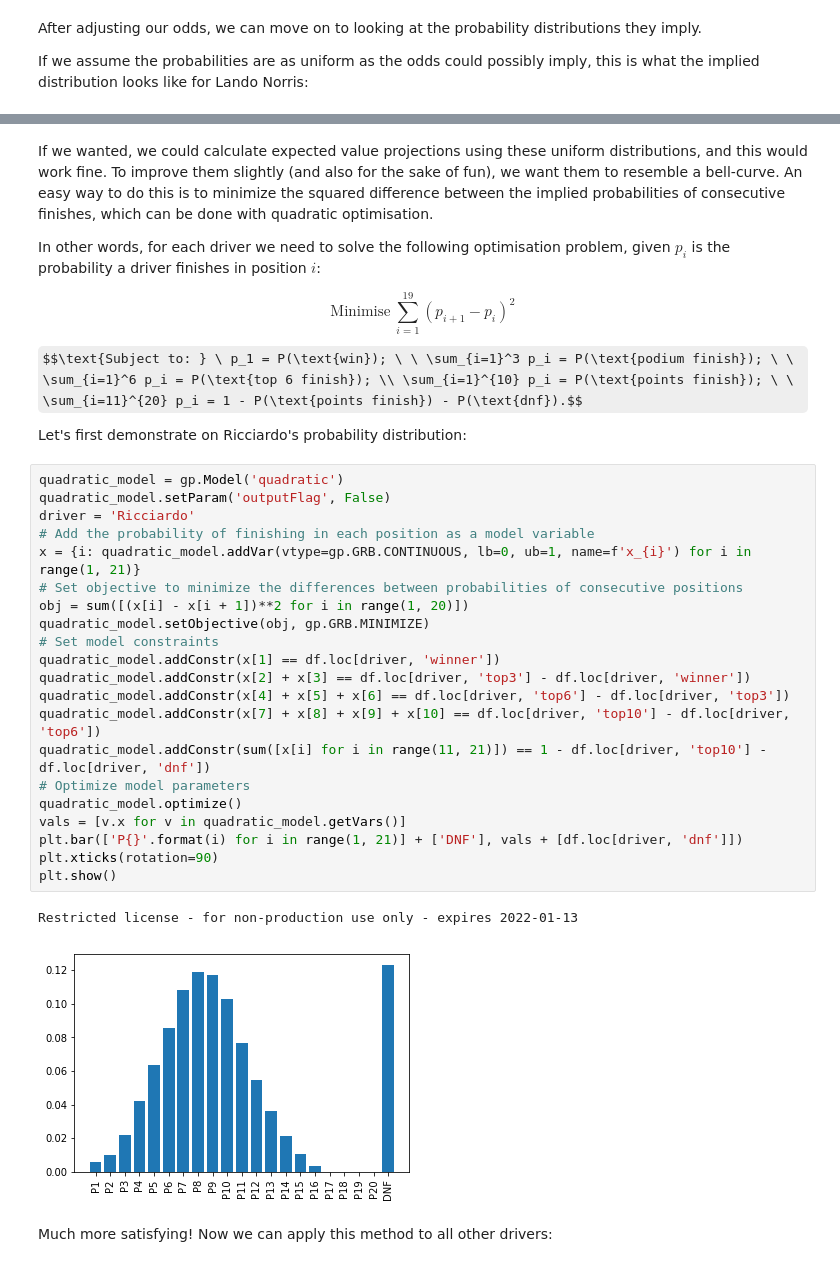
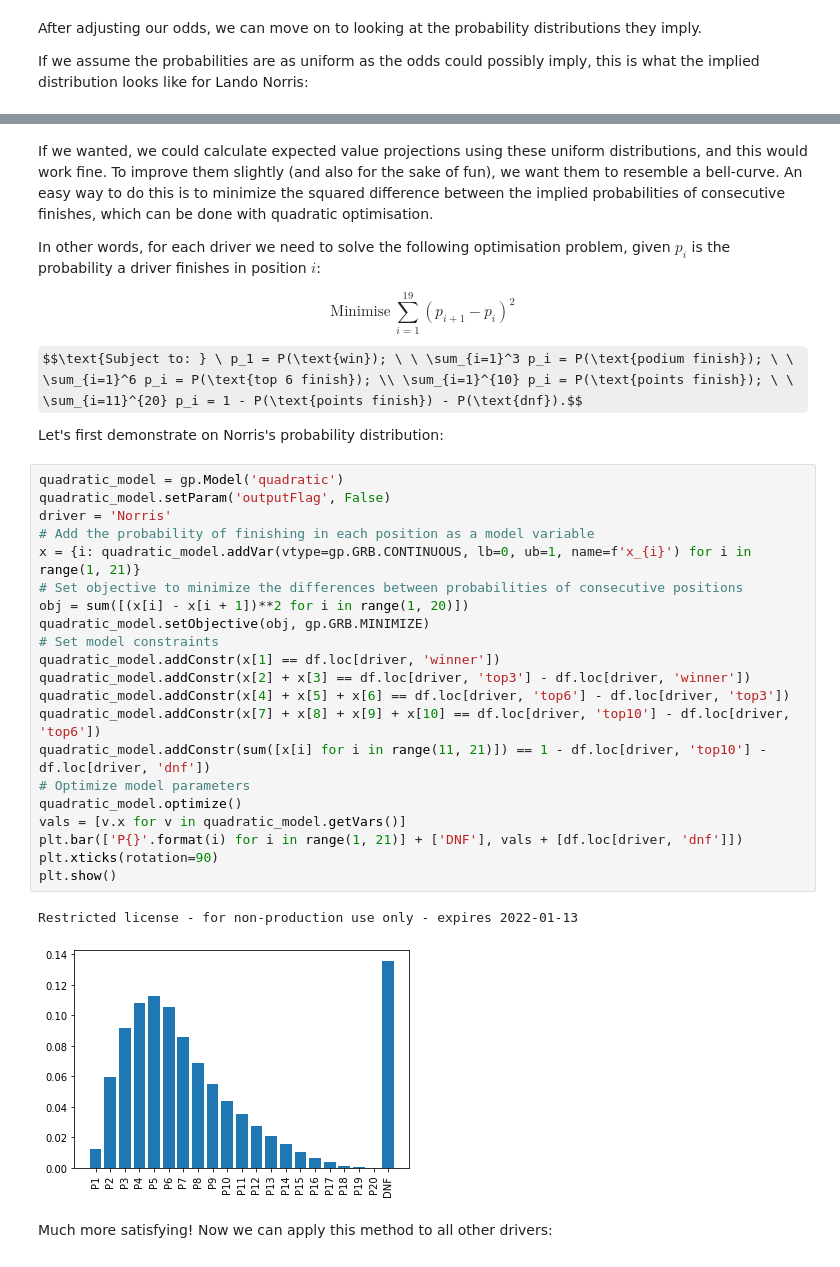
Before and after one commit to harryrgrove/F1_model, a Jupyter notebook: model.ipynb, the cells around one changed output, grey strips where cells are left out. Cells and saved outputs as stored; diff of their text form; some formulas as TeX source.

```diff
--- a/model.ipynb
+++ b/model.ipynb
@@ -166,31 +166,31 @@ $$\text{Minimise} \ \sum_{i=1}^{19} (p_{i+1} - p_i)^2$$
 
 $$\text{Subject to: } \ p_1 = P(\text{win}); \ \ \sum_{i=1}^3 p_i = P(\text{podium finish}); \ \ \sum_{i=1}^6 p_i = P(\text{top 6 finish}); \\ \sum_{i=1}^{10} p_i = P(\text{points finish}); \ \ \sum_{i=11}^{20} p_i = 1 - P(\text{points finish}) - P(\text{dnf}).$$
 
-Let's first demonstrate on Ricciardo's probability distribution:
+Let's first demonstrate on Norris's probability distribution:
 # %%
 quadratic_model = gp.Model('quadratic')
 quadratic_model.setParam('outputFlag', False)
-driver = 'Ricciardo'
+driver = 'Norris'
 # Add the probability of finishing in each position as a model variable
 x = {i: quadratic_model.addVar(vtype=gp.GRB.CONTINUOUS, lb=0, ub=1, name=f'x_{i}') for i in range(1, 21)}
 # Set objective to minimize the differences between probabilities of consecutive positions
 obj = sum([(x[i] - x[i + 1])**2 for i in range(1, 20)])
 quadratic_model.setObjective(obj, gp.GRB.MINIMIZE)
 # Set model constraints
 quadratic_model.addConstr(x[1] == df.loc[driver, 'winner'])
 quadratic_model.addConstr(x[2] + x[3] == df.loc[driver, 'top3'] - df.loc[driver, 'winner'])
 quadratic_model.addConstr(x[4] + x[5] + x[6] == df.loc[driver, 'top6'] - df.loc[driver, 'top3'])
 quadratic_model.addConstr(x[7] + x[8] + x[9] + x[10] == df.loc[driver, 'top10'] - df.loc[driver, 'top6'])
 quadratic_model.addConstr(sum([x[i] for i in range(11, 21)]) == 1 - df.loc[driver, 'top10'] - df.loc[driver, 'dnf'])
 # Optimize model parameters
 quadratic_model.optimize()
 vals = [v.x for v in quadratic_model.getVars()]
 plt.bar(['P{}'.format(i) for i in range(1, 21)] + ['DNF'], vals + [df.loc[driver, 'dnf']])
 plt.xticks(rotation=90)
 plt.show()
 # %% [output]
 Restricted license - for non-production use only - expires 2022-01-13
-[figure, old version]
+[figure, new version]
 # %% [markdown]
 Much more satisfying! Now we can apply this method to all other drivers:
 # %%
```
Also changed, not shown: parts of 27 cells of this notebook, 1 other file.
